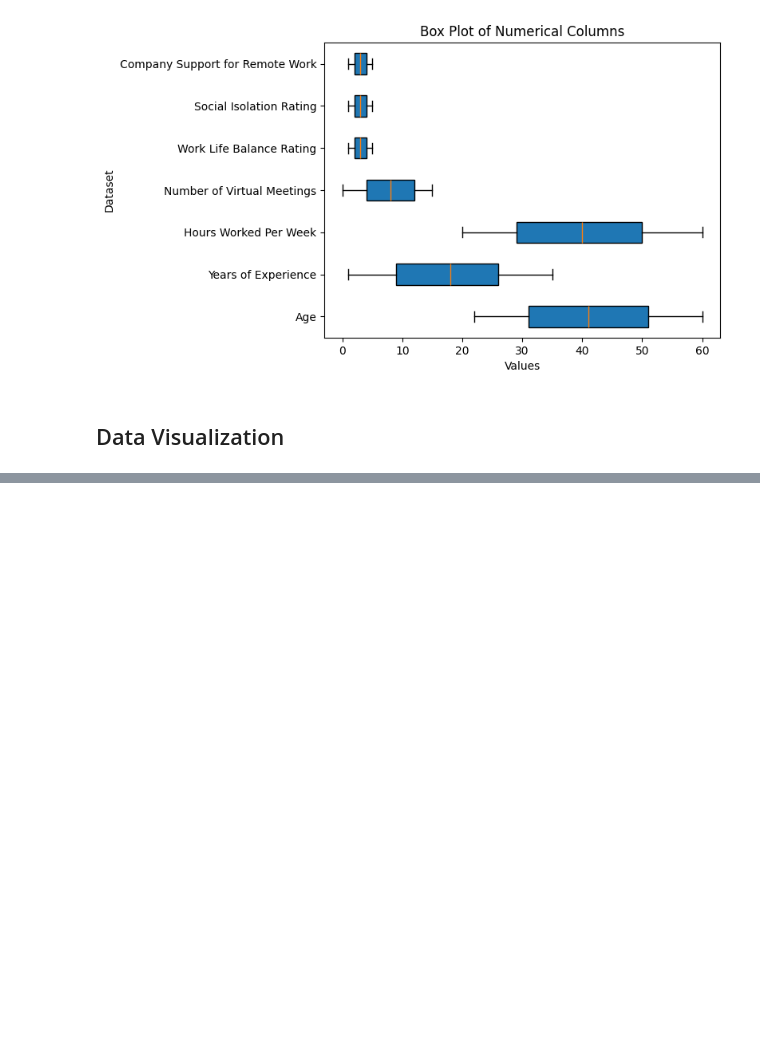
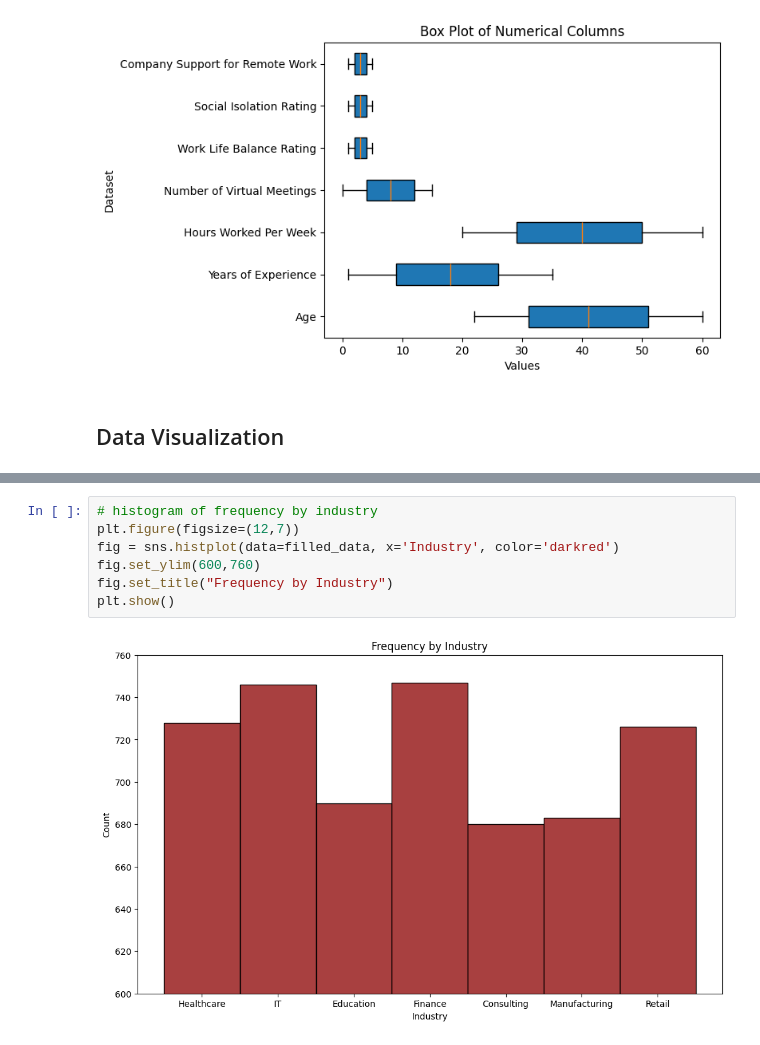
Before and after one commit to vincentadufour/CS39AE-Data-Visualization, a Jupyter notebook: Projects/Remote Work Effect on Mental Health/project1.ipynb, the cells around one changed output, grey strips where cells are left out. Cells and saved outputs as stored; diff of their text form; blank space fills up the shorter version.

Commit message:
Worked on Data Visualization for Project 1

```diff
--- a/Projects/Remote Work Effect on Mental Health/project1.ipynb
+++ b/Projects/Remote Work Effect on Mental Health/project1.ipynb
@@ -158,0 +198,9 @@ plt.show()
+# %%
+# histogram of frequency by industry
+plt.figure(figsize=(12,7))
+fig = sns.histplot(data=filled_data, x='Industry', color='darkred')
+fig.set_ylim(600,760)
+fig.set_title("Frequency by Industry")
+plt.show()
+# %% [output]
+[figure, added]
```
Also changed, not shown: parts of 5 cells of this notebook, 1 other file.
